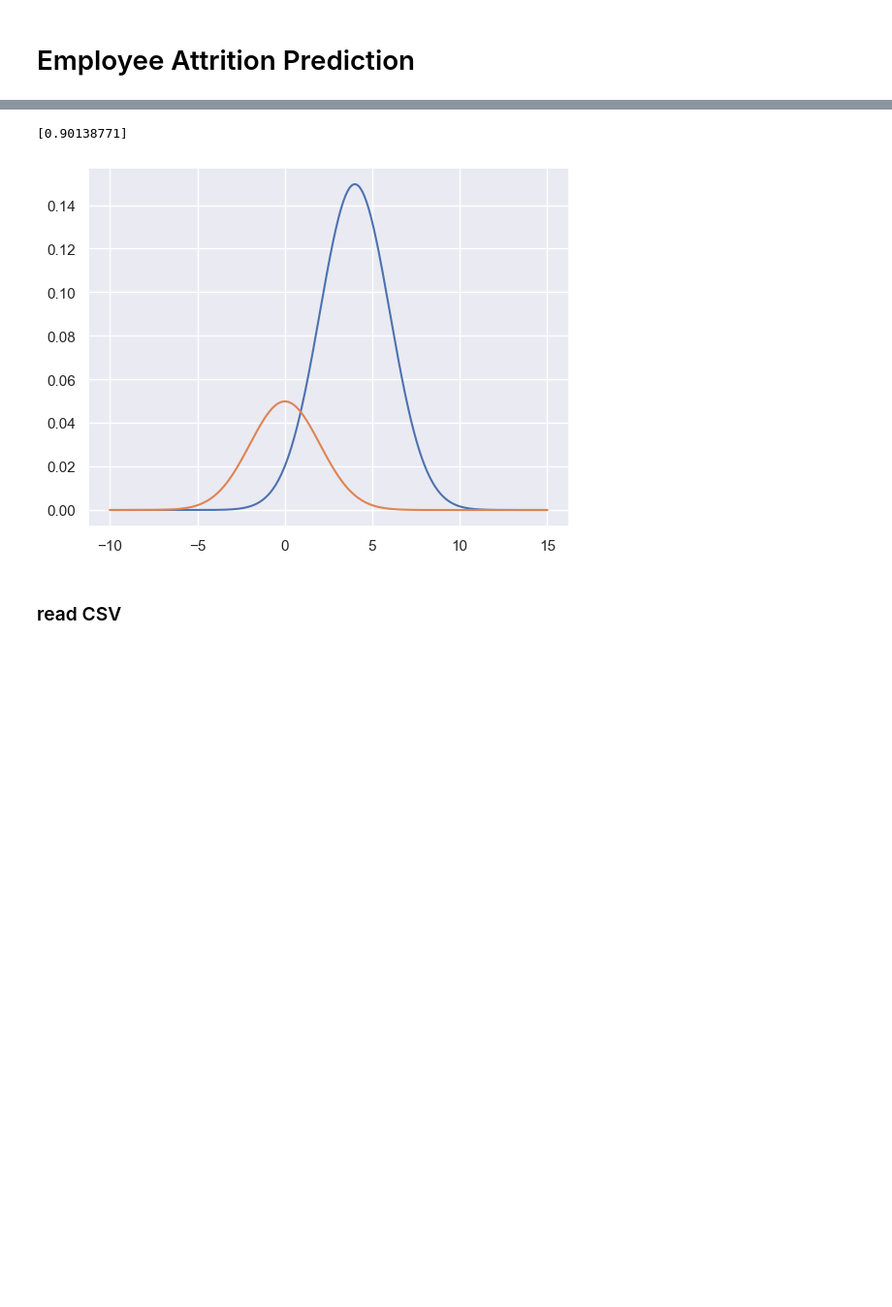
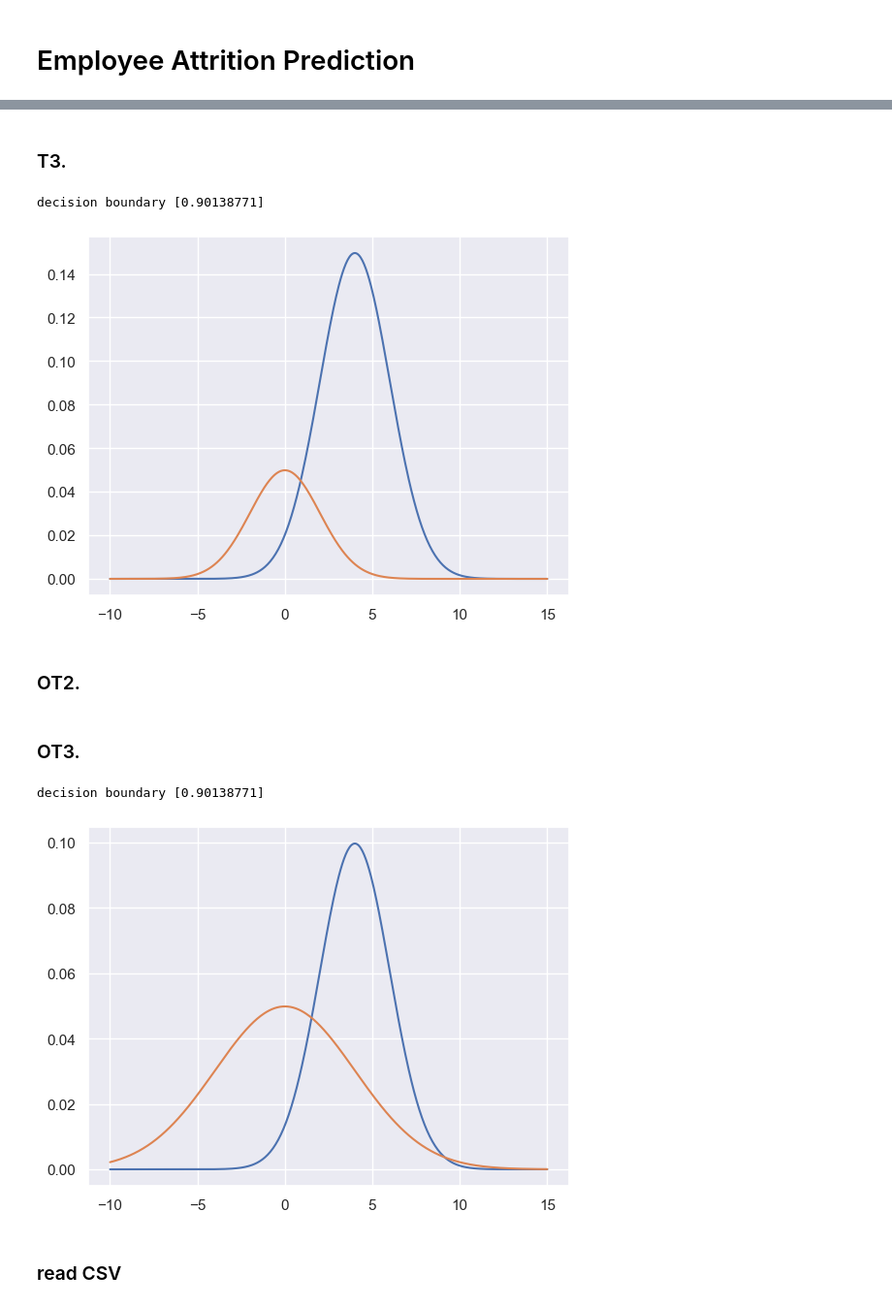
Before and after one commit to Mond45/pattern_recognition, a Jupyter notebook: hw2/Pattern_HW2_student_2024.ipynb, the cells around one changed output, grey strips where cells are left out. Shown at 97% size. Saved outputs shown, nothing was run; the diff lists cells and outputs as text; code cells hidden in the pictures; blank space fills up the shorter version.

```diff
--- a/hw2/Pattern_HW2_student_2024.ipynb
+++ b/hw2/Pattern_HW2_student_2024.ipynb
@@ -45,6 +51,8 @@ print(solution)
+# %% [markdown]
+### T3.
 # %%
-x = np.linspace(-10, 15, 500)  # Range of x values
-y1 = norm.pdf(x, loc=4, scale=2)  # PDF values for each x
+x = np.linspace(-10, 15, 500)
+y1 = norm.pdf(x, loc=4, scale=2)
 y2 = norm.pdf(x, loc=0, scale=2)
 z = y1 * 0.75 + y2 * 0.25
 plt.plot(x, (y1 * 0.75))
@@ -54,10 +62,29 @@ solution = fsolve(
     lambda x: 0.75 * norm.pdf(x, loc=4, scale=2) - 0.25 * norm.pdf(x, loc=0, scale=2), 2
 )
 
-print(solution)
+print("decision boundary", solution)
 # %% [output]
-[0.90138771]
+decision boundary [0.90138771]
 [figure]
+# %% [markdown]
+### OT2.
+# %% [markdown]
+### OT3.
+# %%
+x = np.linspace(-10, 15, 500)
+y1 = norm.pdf(x, loc=4, scale=2)
+y2 = norm.pdf(x, loc=0, scale=4)
+plt.plot(x, (y1 * 0.5))
+plt.plot(x, (y2 * 0.5))
+
+solution = fsolve(
+    lambda x: 0.75 * norm.pdf(x, loc=4, scale=2) - 0.25 * norm.pdf(x, loc=0, scale=2), 2
+)
+
+print("decision boundary", solution)
+# %% [output]
+decision boundary [0.90138771]
+[figure, added]
 # %% [markdown]
 ### read CSV
 # %%
```
Also changed, not shown: parts of 17 cells of this notebook.
